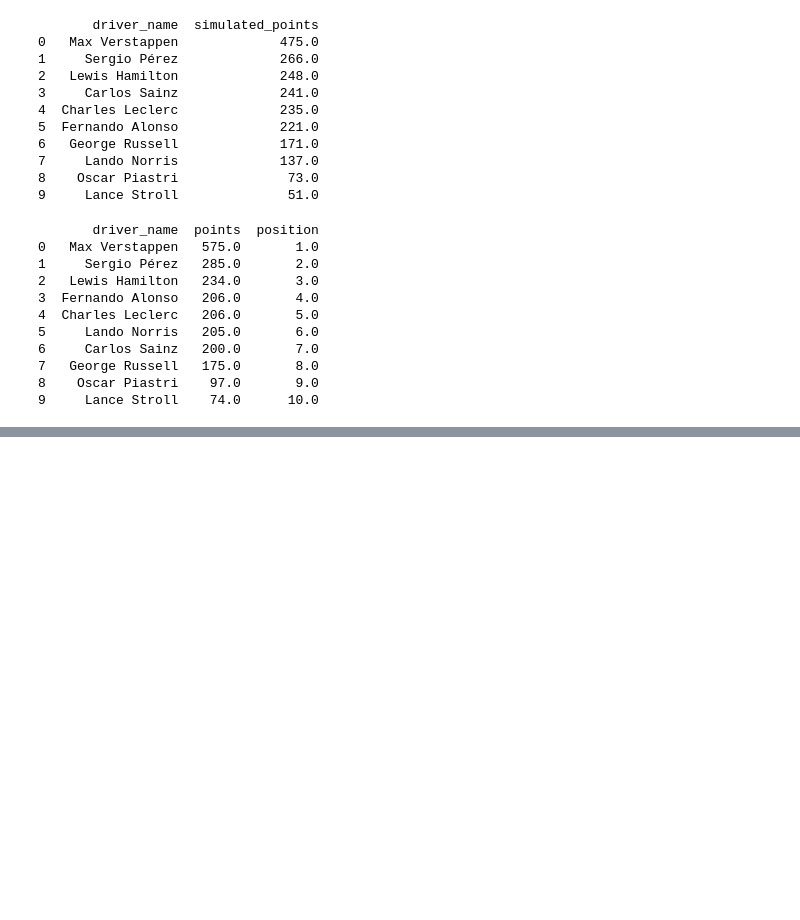
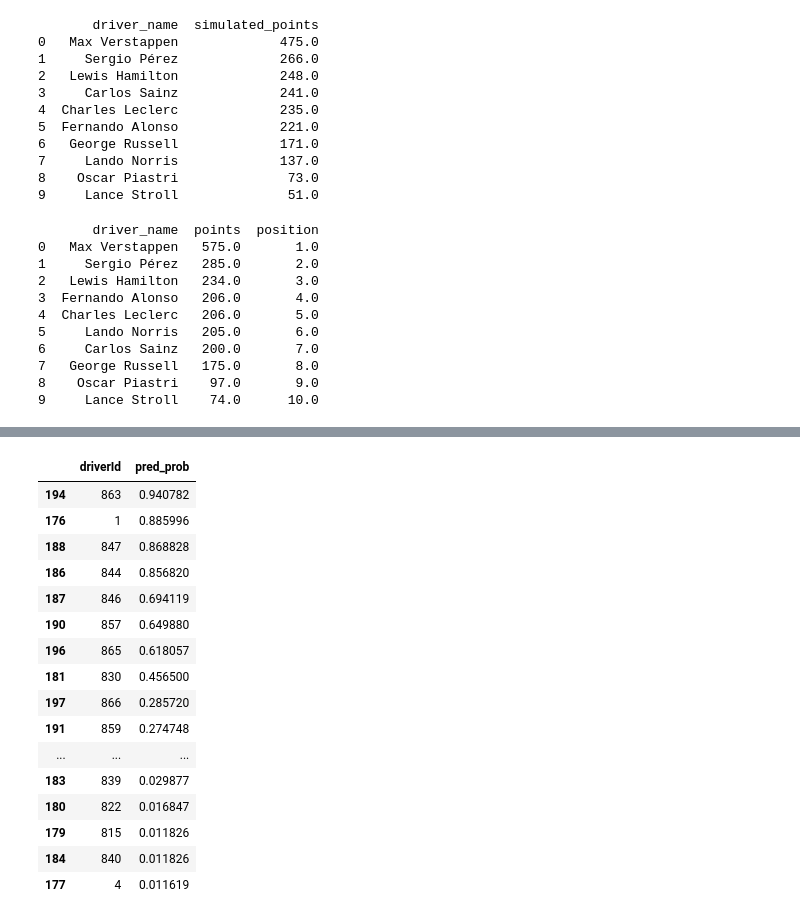
Before and after one commit to mariiamyahiia/F1-race-predictor, a Jupyter notebook: notebooks/04_championship_simulation.ipynb, the cells around one changed output, grey strips where cells are left out. Saved outputs shown, nothing was run; the diff lists cells and outputs as text; code cells hidden in the pictures; blank space fills up the shorter version.

```diff
--- a/notebooks/04_championship_simulation.ipynb
+++ b/notebooks/04_championship_simulation.ipynb
@@ -138,0 +165,21 @@ print(real_final_standings_named[['driver_name', 'points', 'position']].head(10)
+# %%
+latest_snapshot['pred_prob'] = model.predict_proba(latest_snapshot[feature_cols])[:, 1]
+latest_snapshot[['driverId', 'pred_prob']].sort_values('pred_prob', ascending=False)
+# %% [output]
+|  | driverId | pred_prob |
+| 194 | 863 | 0.940782 |
+| 176 | 1 | 0.885996 |
+| 188 | 847 | 0.868828 |
+| 186 | 844 | 0.856820 |
+| 187 | 846 | 0.694119 |
+| 190 | 857 | 0.649880 |
+| 196 | 865 | 0.618057 |
+| 181 | 830 | 0.456500 |
+| 197 | 866 | 0.285720 |
+| 191 | 859 | 0.274748 |
+| ... | ... | ... |
+| 183 | 839 | 0.029877 |
+| 180 | 822 | 0.016847 |
+| 179 | 815 | 0.011826 |
+| 184 | 840 | 0.011826 |
+| 177 | 4 | 0.011619 |
```
Also changed, not shown: parts of 6 cells of this notebook, 1 other file.
